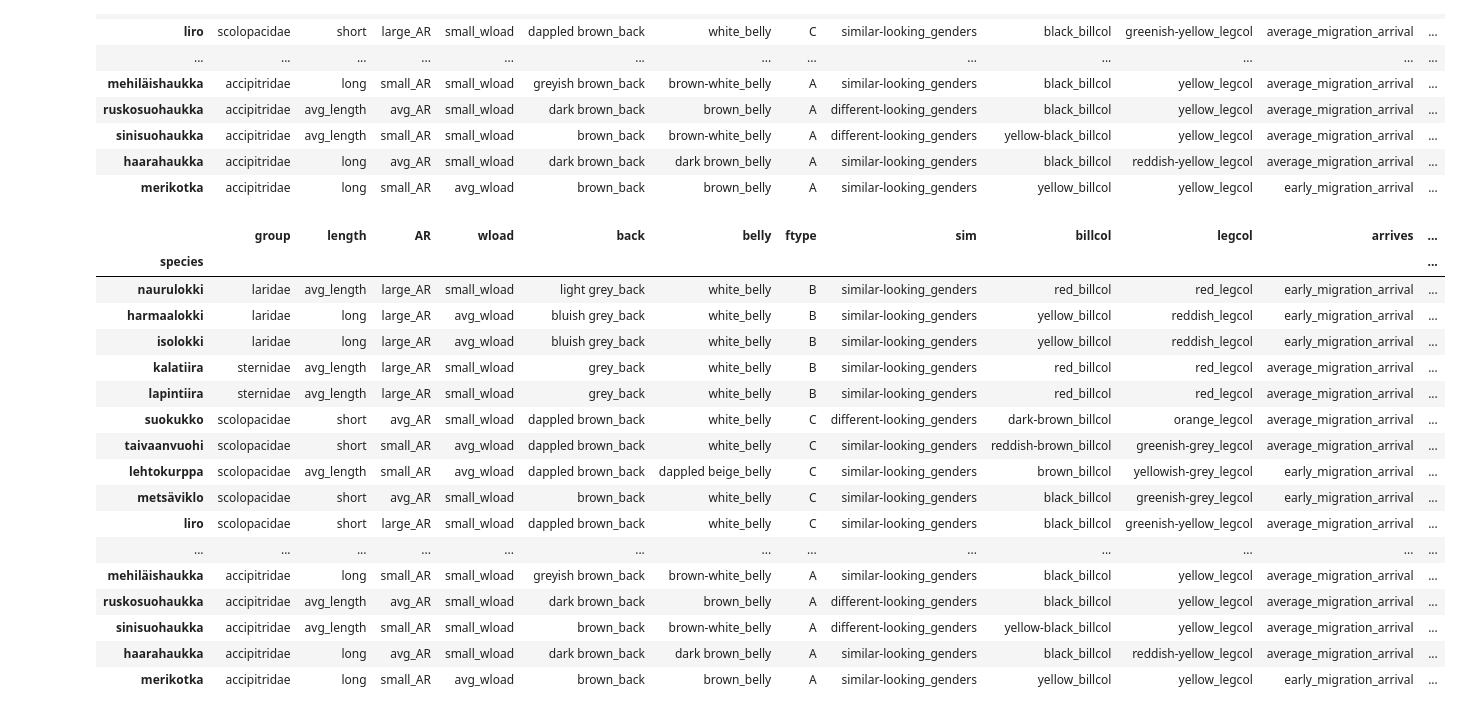
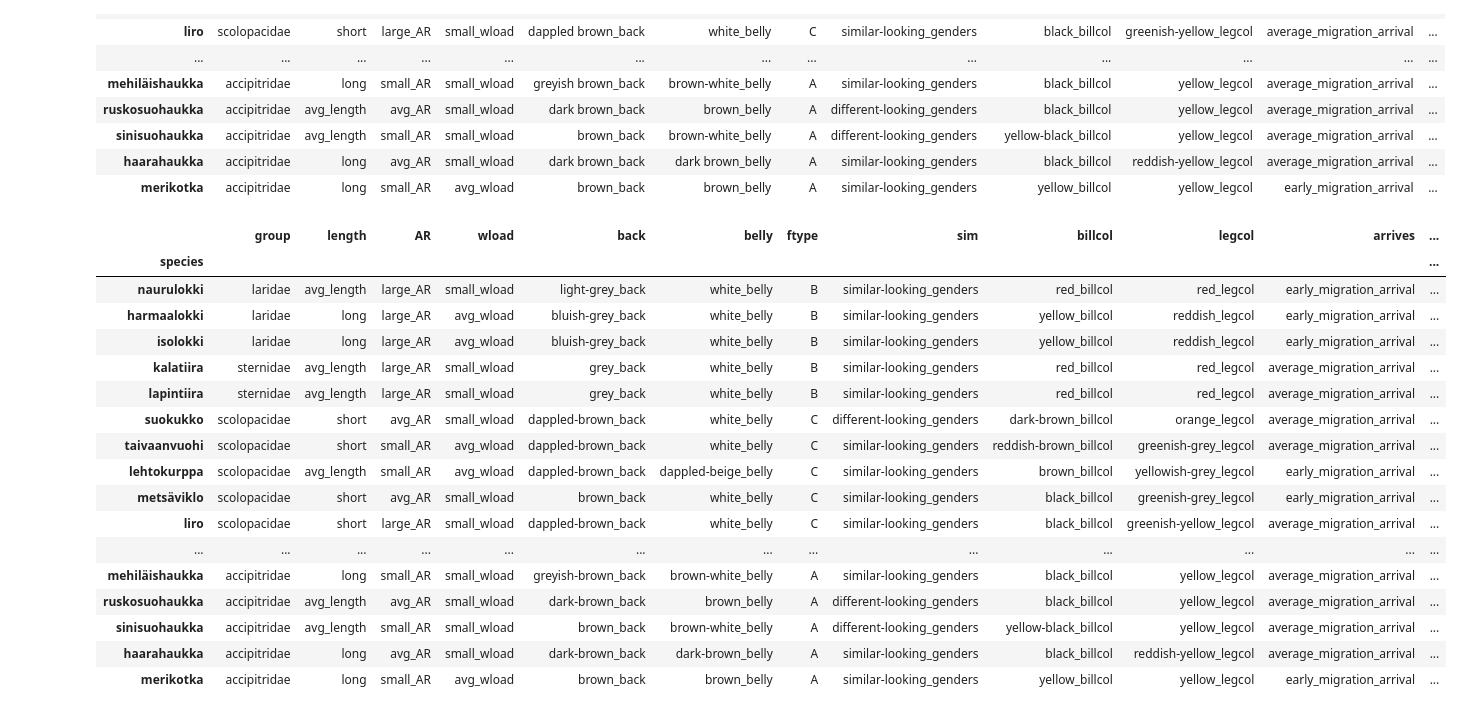
Before and after one commit to lassimalvikko/MDM24, a Jupyter notebook: Ex3/Ex3.ipynb, the cells around one changed output. Cells and saved outputs as stored; diff of their text form; code cells hidden in the pictures.

Commit message:
removed all whitespace

```diff
--- a/Ex3/Ex3.ipynb
+++ b/Ex3/Ex3.ipynb
@@ -193,34 +193,38 @@ full_data
 # %%
 # multivalue categorical features
 
 data_split_biotope = full_data['biotope'].str.get_dummies(sep=',')
 for c in data_split_biotope.columns:
   data_split_biotope[c] = data_split_biotope[c].apply(lambda x: 'habitat_' + c if x else empty_feature)
 
 data_split_diet = full_data['diet'].str.get_dummies(sep=',')
 for c in data_split_diet.columns:
   data_split_diet[c] = data_split_diet[c].apply(lambda x: 'eats_' + c if x else empty_feature)
 
 data_final = pd.concat([full_data, data_split_biotope, data_split_diet], axis=1)
 data_final.drop(['biotope', 'diet'], axis=1, inplace=True)
+
+# Remove any remaining whitespace
+data_final = data_final.replace(' ', '-', regex=True)
+
 data_final.to_csv('data/final_birds.csv')
 data_final
 # %% [output]
 |  | group | length | AR | wload | back | belly | ftype | sim | billcol | legcol | arrives | ... |
 | species |  |  |  |  |  |  |  |  |  |  |  | ... |
-| naurulokki | laridae | avg_length | large_AR | small_wload | light grey_back | white_belly | B | similar-looking_genders | red_billcol | red_legcol | early_migration_arrival | ... |
-| harmaalokki | laridae | long | large_AR | avg_wload | bluish grey_back | white_belly | B | similar-looking_genders | yellow_billcol | reddish_legcol | early_migration_arrival | ... |
-| isolokki | laridae | long | large_AR | avg_wload | bluish grey_back | white_belly | B | similar-looking_genders | yellow_billcol | reddish_legcol | early_migration_arrival | ... |
+| naurulokki | laridae | avg_length | large_AR | small_wload | light-grey_back | white_belly | B | similar-looking_genders | red_billcol | red_legcol | early_migration_arrival | ... |
+| harmaalokki | laridae | long | large_AR | avg_wload | bluish-grey_back | white_belly | B | similar-looking_genders | yellow_billcol | reddish_legcol | early_migration_arrival | ... |
+| isolokki | laridae | long | large_AR | avg_wload | bluish-grey_back | white_belly | B | similar-looking_genders | yellow_billcol | reddish_legcol | early_migration_arrival | ... |
 | kalatiira | sternidae | avg_length | large_AR | small_wload | grey_back | white_belly | B | similar-looking_genders | red_billcol | red_legcol | average_migration_arrival | ... |
 | lapintiira | sternidae | avg_length | large_AR | small_wload | grey_back | white_belly | B | similar-looking_genders | red_billcol | red_legcol | average_migration_arrival | ... |
-| suokukko | scolopacidae | short | avg_AR | small_wload | dappled brown_back | white_belly | C | different-looking_genders | dark-brown_billcol | orange_legcol | average_migration_arrival | ... |
-| taivaanvuohi | scolopacidae | short | small_AR | avg_wload | dappled brown_back | white_belly | C | similar-looking_genders | reddish-brown_billcol | greenish-grey_legcol | average_migration_arrival | ... |
-| lehtokurppa | scolopacidae | avg_length | small_AR | avg_wload | dappled brown_back | dappled beige_belly | C | similar-looking_genders | brown_billcol | yellowish-grey_legcol | early_migration_arrival | ... |
+| suokukko | scolopacidae | short | avg_AR | small_wload | dappled-brown_back | white_belly | C | different-looking_genders | dark-brown_billcol | orange_legcol | average_migration_arrival | ... |
+| taivaanvuohi | scolopacidae | short | small_AR | avg_wload | dappled-brown_back | white_belly | C | similar-looking_genders | reddish-brown_billcol | greenish-grey_legcol | average_migration_arrival | ... |
+| lehtokurppa | scolopacidae | avg_length | small_AR | avg_wload | dappled-brown_back | dappled-beige_belly | C | similar-looking_genders | brown_billcol | yellowish-grey_legcol | early_migration_arrival | ... |
 | metsäviklo | scolopacidae | short | avg_AR | small_wload | brown_back | white_belly | C | similar-looking_genders | black_billcol | greenish-grey_legcol | early_migration_arrival | ... |
-| liro | scolopacidae | short | large_AR | small_wload | dappled brown_back | white_belly | C | similar-looking_genders | black_billcol | greenish-yellow_legcol | average_migration_arrival | ... |
+| liro | scolopacidae | short | large_AR | small_wload | dappled-brown_back | white_belly | C | similar-looking_genders | black_billcol | greenish-yellow_legcol | average_migration_arrival | ... |
 | ... | ... | ... | ... | ... | ... | ... | ... | ... | ... | ... | ... | ... |
-| mehiläishaukka | accipitridae | long | small_AR | small_wload | greyish brown_back | brown-white_belly | A | similar-looking_genders | black_billcol | yellow_legcol | average_migration_arrival | ... |
-| ruskosuohaukka | accipitridae | avg_length | avg_AR | small_wload | dark brown_back | brown_belly | A | different-looking_genders | black_billcol | yellow_legcol | average_migration_arrival | ... |
+| mehiläishaukka | accipitridae | long | small_AR | small_wload | greyish-brown_back | brown-white_belly | A | similar-looking_genders | black_billcol | yellow_legcol | average_migration_arrival | ... |
+| ruskosuohaukka | accipitridae | avg_length | avg_AR | small_wload | dark-brown_back | brown_belly | A | different-looking_genders | black_billcol | yellow_legcol | average_migration_arrival | ... |
 | sinisuohaukka | accipitridae | avg_length | small_AR | small_wload | brown_back | brown-white_belly | A | different-looking_genders | yellow-black_billcol | yellow_legcol | average_migration_arrival | ... |
-| haarahaukka | accipitridae | long | avg_AR | small_wload | dark brown_back | dark brown_belly | A | similar-looking_genders | black_billcol | reddish-yellow_legcol | average_migration_arrival | ... |
+| haarahaukka | accipitridae | long | avg_AR | small_wload | dark-brown_back | dark-brown_belly | A | similar-looking_genders | black_billcol | reddish-yellow_legcol | average_migration_arrival | ... |
 | merikotka | accipitridae | long | small_AR | avg_wload | brown_back | brown_belly | A | similar-looking_genders | yellow_billcol | yellow_legcol | early_migration_arrival | ... |
```
Also changed, not shown: 1 other file.
